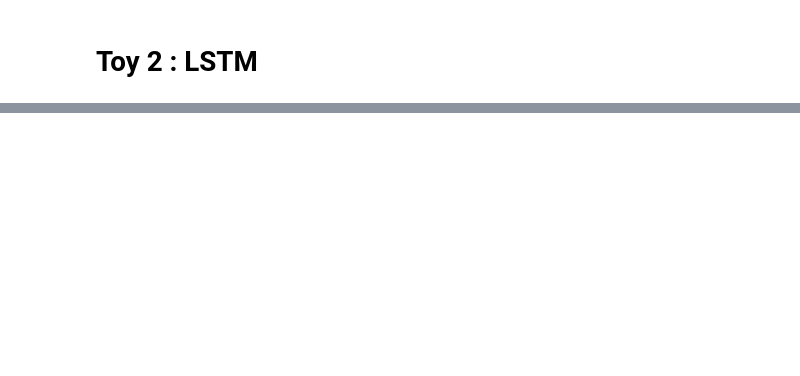
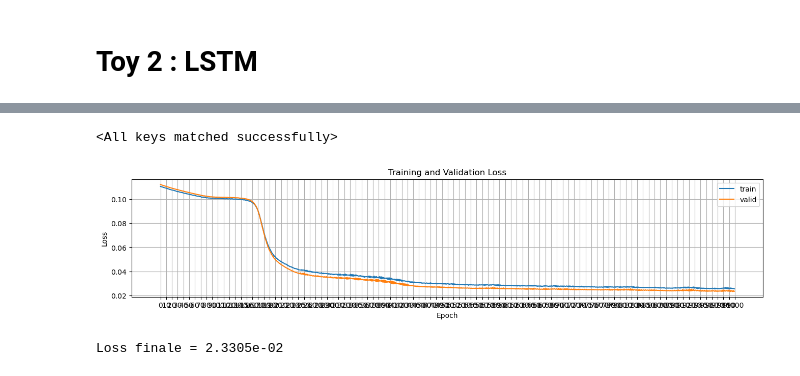
Before and after one commit to BenjaminDeporte/Boilerplate_code, a Jupyter notebook: LSTM.ipynb, the cells around one changed output, grey strips where cells are left out. Cells and saved outputs as stored; diff of their text form; code cells hidden in the pictures; blank space fills up the shorter version.

Commit message:
LSTM finished

```diff
--- a/LSTM.ipynb
+++ b/LSTM.ipynb
@@ -386,6 +445,8 @@ LSTMModel(input_size=1, hidden_size=128, num_layers=4, output_size=10, dropout=0
 # %%
-learning_rate = 1e-3
-criterion = nn.MSELoss()  # Mean Squared Error loss for regression
+criterion = nn.MSELoss()
+# lr = 1e-4
+# num_epochs = 1000
+# patience = 30
+# min_delta = 1e-3
 
-optimizer = torch.optim.Adam(lstm.parameters(), lr=learning_rate)
-num_epochs = 100
+early_stopping = EarlyStoppingCallback(patience=patience, min_delta=min_delta)
@@ -490,0 +453,6 @@ plt.show()
+# %%
+model = lstm
+PATH_TO_SAVE = 'best_lstm_model.pth'
+print(f"Start training RNN model for {num_epochs} epochs")
+
+optimizer = torch.optim.Adam(model.parameters(), lr=lr)
@@ -490,0 +461,16 @@ plt.show()
+# %%
+model = lstm
+PATH_TO_SAVE = 'best_lstm_model.pth'
+print(f"Start training LSTM model for {num_epochs} epochs")
+
+train_losses, valid_losses, trained_model = train_loop(
+    model=model,
+    train_loader=train_loader,
+    test_loader=test_loader,
+    criterion=criterion,
+    optimizer=optimizer,
+    num_epochs=num_epochs,
+    early_stopping=early_stopping,
+    PATH_TO_SAVE=PATH_TO_SAVE,
+    display_frequency=1
+)
@@ -490,0 +495,19 @@ plt.show()
+# %%
+model = lstm
+model.load_state_dict(torch.load(PATH_TO_SAVE))
+# %% [output]
+<All keys matched successfully>
+# %%
+plot_losses(train_losses, valid_losses)
+# %% [output]
+[figure, added]
+# %%
+y_pred = model(torch.tensor(X_valid).to(device).unsqueeze(-1))
+y_target = torch.tensor(y_valid).to(device) #.unsqueeze(-1)
+
+print(f"Loss finale = {criterion(y_pred, y_target):.4e}")
+
+y_pred = y_pred.cpu().detach().numpy()
+y_target = y_target.cpu().detach().numpy()
+# %% [output]
+Loss finale = 2.3305e-02
```
Also changed, not shown: parts of 25 cells of this notebook, 2 other files.
